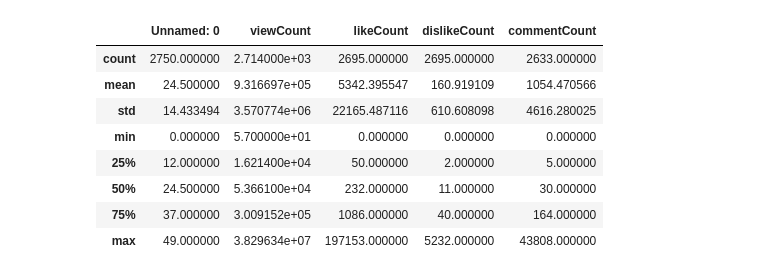
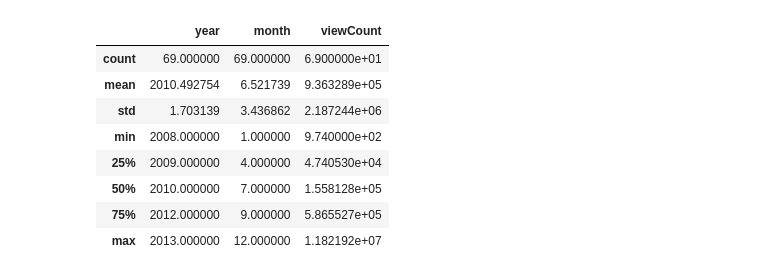
Before and after one commit to ta-data-bcn/Project-Week-3-Data-Thieves, a Jupyter notebook: your-project/Miguel-work/harry-potter-trailers.ipynb, the cells around one changed output. Saved outputs shown, nothing was run; the diff lists cells and outputs as text; code cells hidden in the pictures.

```diff
--- a/your-project/Miguel-work/harry-potter-trailers.ipynb
+++ b/your-project/Miguel-work/harry-potter-trailers.ipynb
@@ -23,0 +25,5 @@ df
+# %%
+df['year'] = pd.DatetimeIndex(df['publishedAt']).year
+df['month'] = pd.DatetimeIndex(df['publishedAt']).month
+
+df.head()
@@ -23,0 +37,3 @@ df
+# %%
+group_month = df.groupby(['year', 'month'], as_index = False).agg({'viewCount': 'mean'})
+group_month
@@ -24,12 +54,12 @@ df
 # %%
-df.describe()
+group_month.describe()
 # %% [output]
-|  | Unnamed: 0 | viewCount | likeCount | dislikeCount | commentCount |
-| count | 2750.000000 | 2.714000e+03 | 2695.000000 | 2695.000000 | 2633.000000 |
-| mean | 24.500000 | 9.316697e+05 | 5342.395547 | 160.919109 | 1054.470566 |
-| std | 14.433494 | 3.570774e+06 | 22165.487116 | 610.608098 | 4616.280025 |
-| min | 0.000000 | 5.700000e+01 | 0.000000 | 0.000000 | 0.000000 |
-| 25% | 12.000000 | 1.621400e+04 | 50.000000 | 2.000000 | 5.000000 |
-| 50% | 24.500000 | 5.366100e+04 | 232.000000 | 11.000000 | 30.000000 |
-| 75% | 37.000000 | 3.009152e+05 | 1086.000000 | 40.000000 | 164.000000 |
-| max | 49.000000 | 3.829634e+07 | 197153.000000 | 5232.000000 | 43808.000000 |
+|  | year | month | viewCount |
+| count | 69.000000 | 69.000000 | 6.900000e+01 |
+| mean | 2010.492754 | 6.521739 | 9.363289e+05 |
+| std | 1.703139 | 3.436862 | 2.187244e+06 |
+| min | 2008.000000 | 1.000000 | 9.740000e+02 |
+| 25% | 2009.000000 | 4.000000 | 4.740530e+04 |
+| 50% | 2010.000000 | 7.000000 | 1.558128e+05 |
+| 75% | 2012.000000 | 9.000000 | 5.865527e+05 |
+| max | 2013.000000 | 12.000000 | 1.182192e+07 |
```
Also changed, not shown: parts of 8 cells of this notebook, 1 other file.
